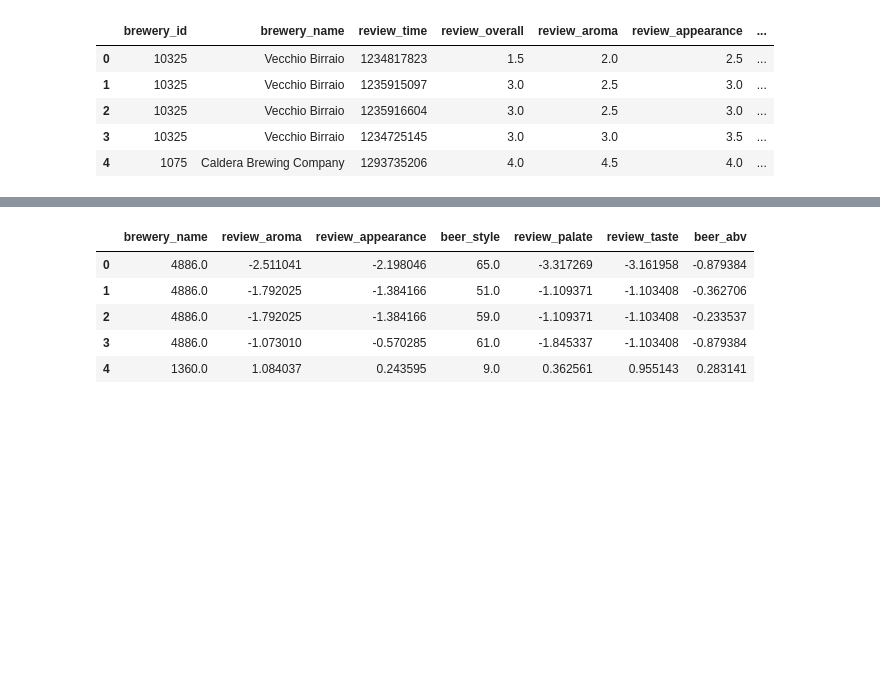
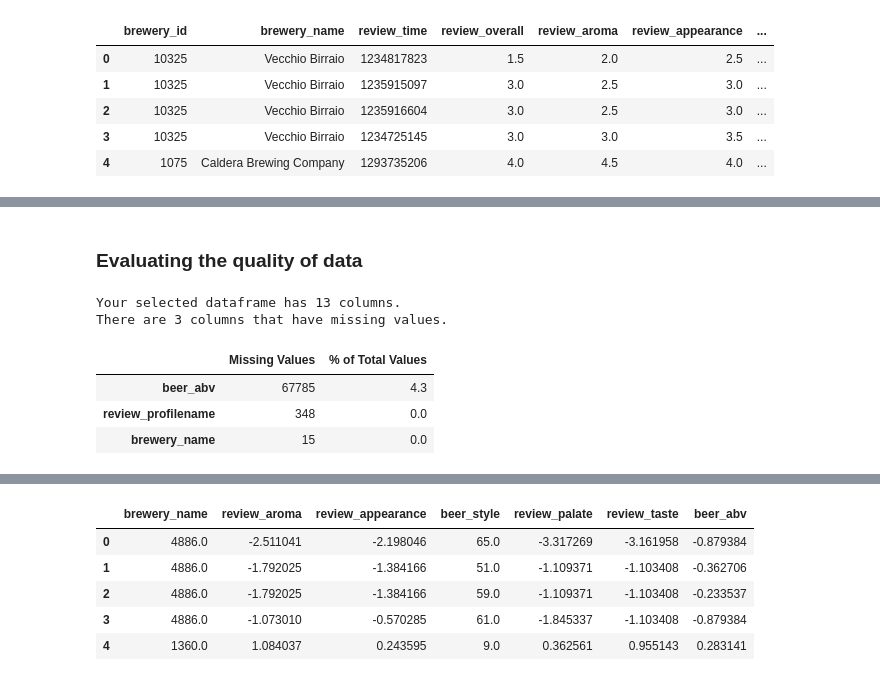
Before and after one commit to nuwanprabhath/beer-type-predictor, a Jupyter notebook: notebooks/train_model_v3.ipynb, the cells around one changed output, grey strips where cells are left out. Drawn from its saved outputs; the diff is of its cells as text; code cells hidden in the pictures; blank space fills up the shorter version.

```diff
--- a/notebooks/train_model_v3.ipynb
+++ b/notebooks/train_model_v3.ipynb
@@ -21,0 +41,13 @@ df.head()
+# %% [markdown]
+### Evaluating the quality of data
+# %%
+from src.data.explore import print_na_info, missing_values_table
+
+missing_values_table(df)
+# %% [output]
+Your selected dataframe has 13 columns.
+There are 3 columns that have missing values.
+|  | Missing Values | % of Total Values |
+| beer_abv | 67785 | 4.3 |
+| review_profilename | 348 | 0.0 |
+| brewery_name | 15 | 0.0 |
```
Also changed, not shown: parts of 27 cells of this notebook, 4 other files.
